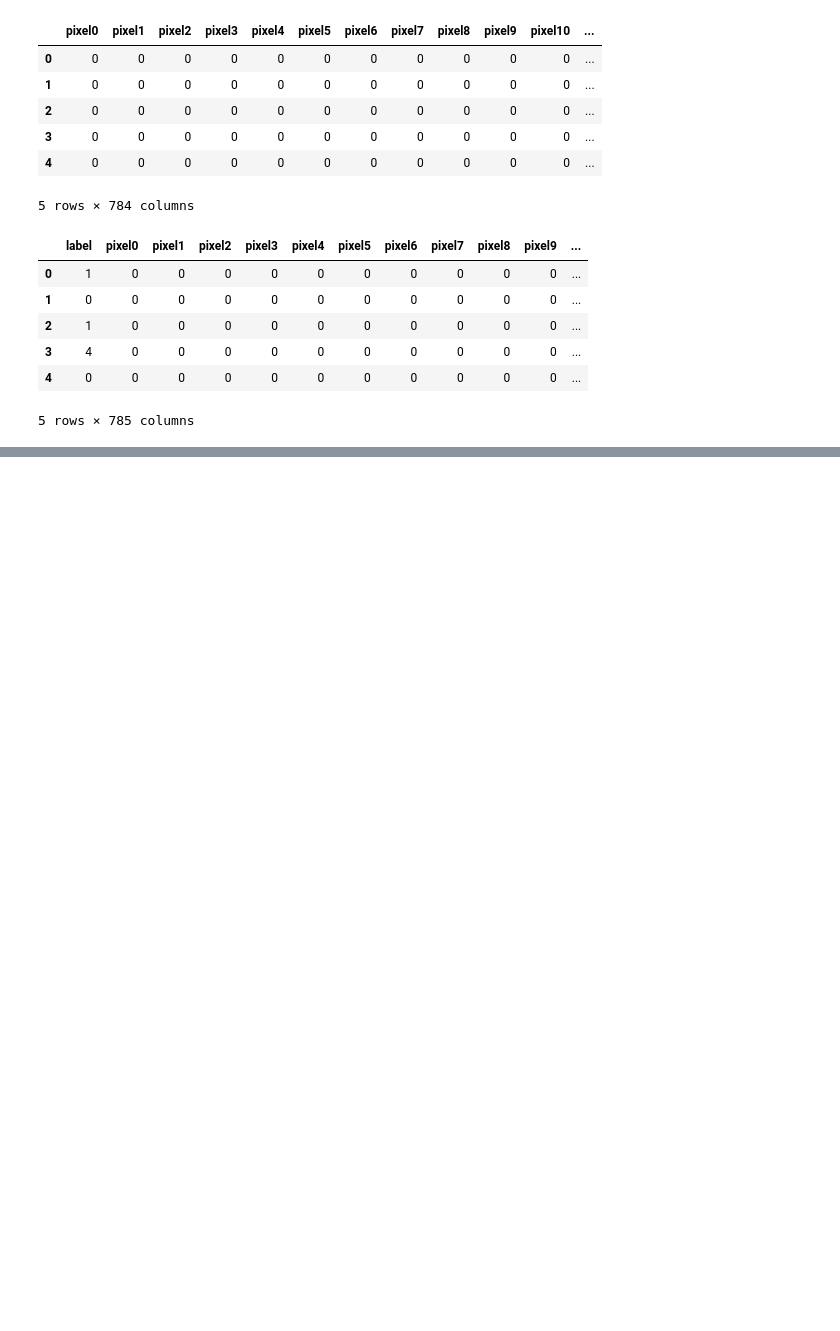
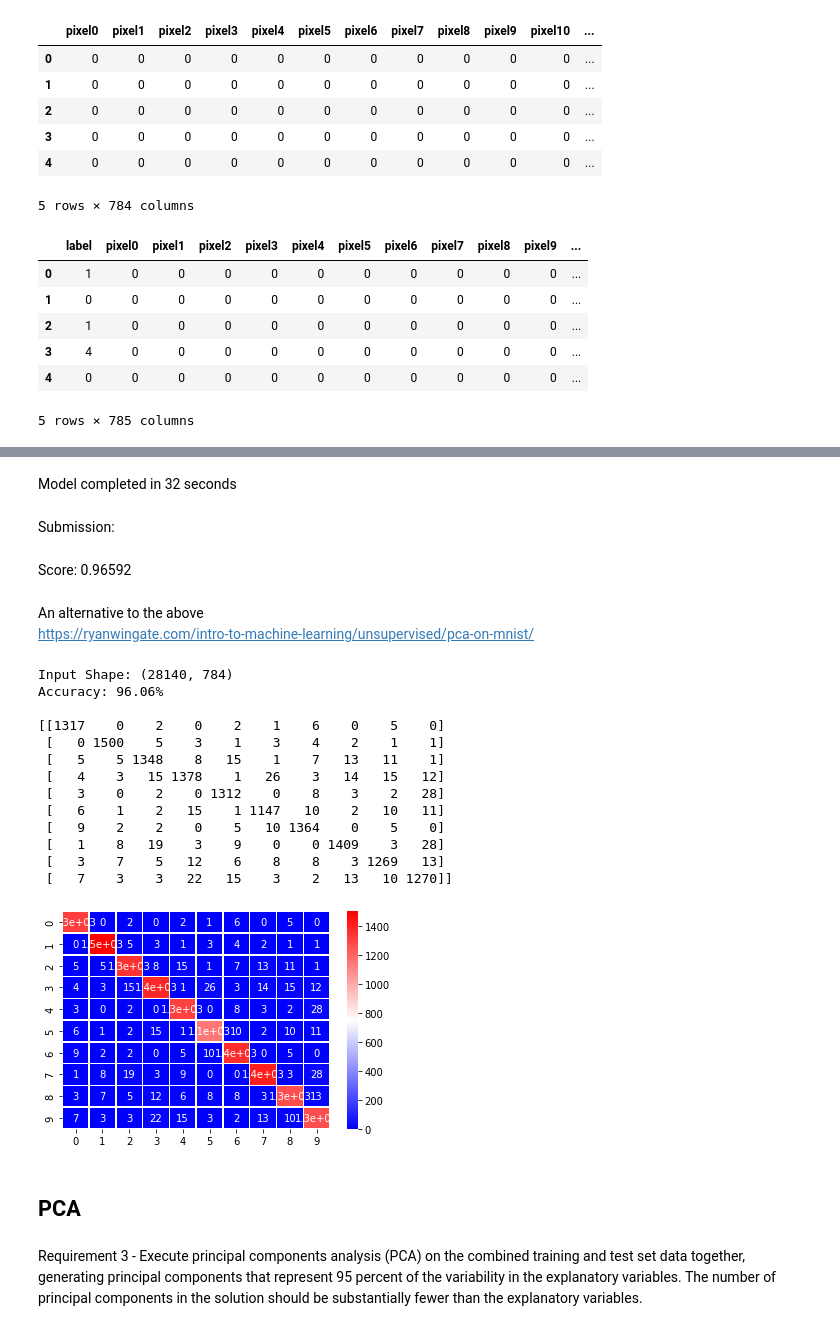
Before and after one commit to Rachhh53/Digit-Recognizer, a Jupyter notebook: DigitRecognizer.ipynb, the cells around one changed output, grey strips where cells are left out. Cells and saved outputs as stored; diff of their text form; code cells hidden in the pictures; blank space fills up the shorter version.

```diff
--- a/DigitRecognizer.ipynb
+++ b/DigitRecognizer.ipynb
@@ -74,0 +103,7 @@ df_train.head()
+# %%
+y = df_train['label']
+X = df_train.drop(['label'], axis=1)
+# %%
+rfc=RandomForestClassifier(n_estimators=100)
+rfc.fit(X,y)
+rfc_y_pred=rfc.predict(df_test)
@@ -74,0 +112,4 @@ df_train.head()
+# %% [markdown]
+Model completed in 32 seconds
+# %% [markdown]
+Submission:
@@ -74,0 +122,48 @@ df_train.head()
+# %% [markdown]
+Score: 0.96592
+# %% [markdown]
+An alternative to the above <br>
+https://ryanwingate.com/intro-to-machine-learning/unsupervised/pca-on-mnist/
+# %%
+def fit_random_forest_classifier(X, y, print_output=True):
+    X_train, X_test, y_train, y_test = train_test_split(X, y,
+                                                        test_size=0.33,
+                                                        random_state=42)
+
+    clf = RandomForestClassifier(n_estimators=100, max_depth=None)
+
+    clf.fit(X_train, y_train)
+
+    y_preds = clf.predict(X_test)
+
+    acc = accuracy_score(y_test, y_preds)
+
+    if print_output == True:
+        mat = confusion_matrix(y_test, y_preds)
+        sns.heatmap(mat, annot=True, cmap='bwr', linewidths=.5)
+
+        print('Input Shape: {}'.format(X_train.shape))
+        print('Accuracy: {:2.2%}\n'.format(acc))
+        print(mat)
+
+    return acc
+fit_random_forest_classifier(X, y);
+# %% [output]
+Input Shape: (28140, 784)
+Accuracy: 96.06%
+
+[[1317    0    2    0    2    1    6    0    5    0]
+ [   0 1500    5    3    1    3    4    2    1    1]
+ [   5    5 1348    8   15    1    7   13   11    1]
+ [   4    3   15 1378    1   26    3   14   15   12]
+ [   3    0    2    0 1312    0    8    3    2   28]
+ [   6    1    2   15    1 1147   10    2   10   11]
+ [   9    2    2    0    5   10 1364    0    5    0]
+ [   1    8   19    3    9    0    0 1409    3   28]
+ [   3    7    5   12    6    8    8    3 1269   13]
+ [   7    3    3   22   15    3    2   13   10 1270]]
+[figure, added]
+# %% [markdown]
+## PCA
+# %% [markdown]
+Requirement 3 - Execute principal components analysis (PCA) on the combined training and test set data together, generating principal components that represent 95 percent of the variability in the explanatory variables. The number of principal components in the solution should be substantially fewer than the explanatory variables.
```
Also changed, not shown: parts of 56 cells of this notebook.
